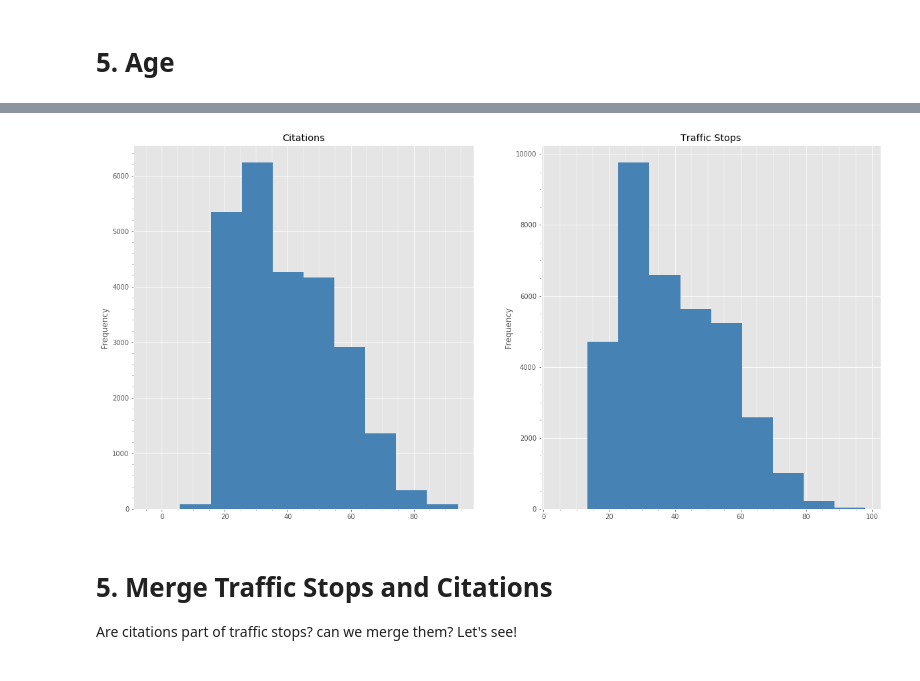
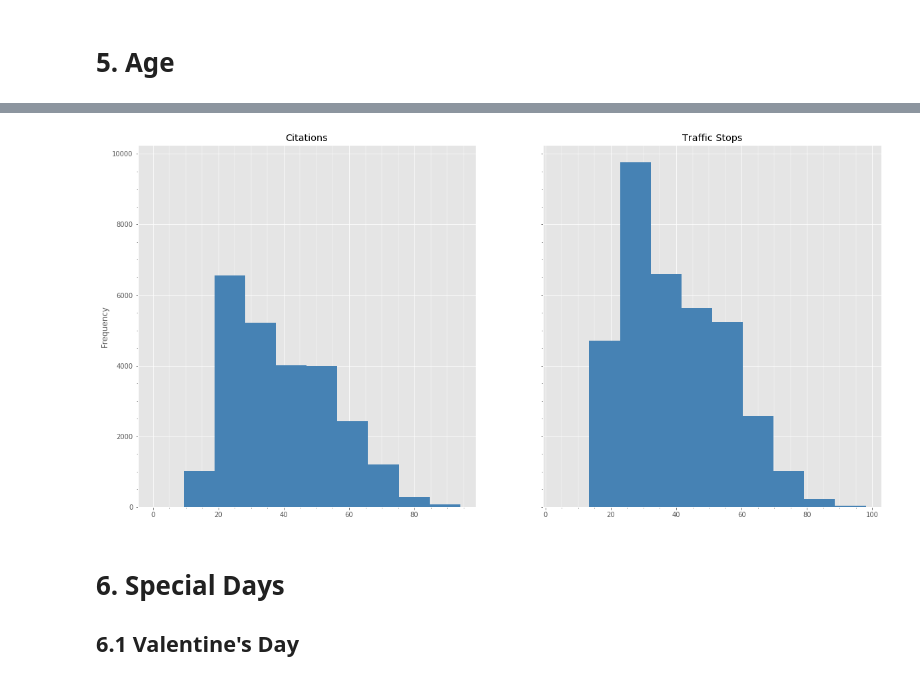
Before and after one commit to haleh-aleahmad/library_data_contest, a Jupyter notebook: Library Data Contest - Python.ipynb, the cells around one changed output, grey strips where cells are left out. Cells and saved outputs as stored; diff of their text form; code cells hidden in the pictures.

```diff
--- a/Library Data Contest - Python.ipynb
+++ b/Library Data Contest - Python.ipynb
@@ -85,0 +91,7 @@ citations_df.dropna(subset = ['Citation Number', 'Citation Time', 'Day of the We
+# %%
+# number of negative ages
+print(citations_df['Age'][citations_df['Age'] < 0].size)
+# Remove Negative Age
+citations_df = citations_df.loc[np.logical_not(citations_df['Age'] < 0), :]
+# Number of rows
+print(len(citations_df.index))
@@ -121,0 +139,10 @@ citations_df['Hour'] = citations_df['Hour'].astype(int)
+# %%
+stops_df['Stop Time'] = stops_df['Stop Time'].astype(int).astype(str)
+# MINUTE
+stops_df['Minute']= stops_df['Stop Time'].apply(lambda x: int(x[-2:]))
+# HOUR
+stops_df['Hour']  = stops_df['Stop Time'].apply(lambda x: x[:-2])
+print(stops_df['Hour'].unique())
+# hour 0 would be blank.
+stops_df.loc[stops_df['Hour'] == '', ['Hour']] = '0'
+stops_df['Hour'] = stops_df['Hour'].astype(int)
@@ -144,2 +172,10 @@ with plt.style.context('ggplot'):
+# %%
+with plt.style.context('ggplot'):
+    fig = plt.figure(figsize = (15,10))
+    ax1 = fig.add_subplot(1,2,1)
+    citations_df['Race'].value_counts().plot(kind = 'pie', autopct = '%.1f%%', ax = ax1, title = 'Citations')
+
+    ax2 = fig.add_subplot(1,2,2)
+    stops_df['Race'].value_counts().plot(kind = 'pie', autopct = '%.1f%%', ax = ax2, title = 'Traffic Stops')
 # %% [markdown]
 # 5. Age
@@ -146,17 +197,16 @@ with plt.style.context('ggplot'):
 # %%
 with plt.style.context('ggplot'):
-    fig = plt.figure(figsize = (20,10))
-    ax1 = fig.add_subplot(1,2,1)
-    citations_df['Age'].plot(kind = 'hist', ax  =ax1, title = 'Citations', color = 'steelblue')
-    ax1.minorticks_on()
-    ax1.xaxis.grid(b=True, which='minor', color='w', linewidth = 0.4)
+    fig, axes = plt.subplots(figsize = (20,10), ncols = 2, nrows = 1, sharey = True)
 
-    ax2 = fig.add_subplot(1,2,2)
-    stops_df['Age'].plot(kind = 'hist', ax = ax2, title = 'Traffic Stops', color = 'steelblue')
-    ax2.minorticks_on()
-    ax2.xaxis.grid(b=True, which='minor', color='w', linewidth = 0.4)
+    citations_df['Age'].plot(kind = 'hist', ax  = axes[0], title = 'Citations', color = 'steelblue')
+    axes[0].minorticks_on()
+    axes[0].xaxis.grid(b=True, which='minor', color='w', linewidth = 0.4)
+
+    stops_df['Age'].plot(kind = 'hist', ax = axes[1], title = 'Traffic Stops', color = 'steelblue')
+    axes[1].minorticks_on()
+    axes[1].xaxis.grid(b=True, which='minor', color='w', linewidth = 0.4)
 # %% [output]
-[figure, old version]
+[figure, new version]
-# %% [markdown]
-# 5. Merge Traffic Stops and Citations <br/>
-Are citations part of traffic stops? can we merge them? Let's see!
+# %% [markdown]
+# 6. Special Days
+## 6.1 Valentine's Day
```
Also changed, not shown: parts of 17 cells of this notebook, 1 other file.
